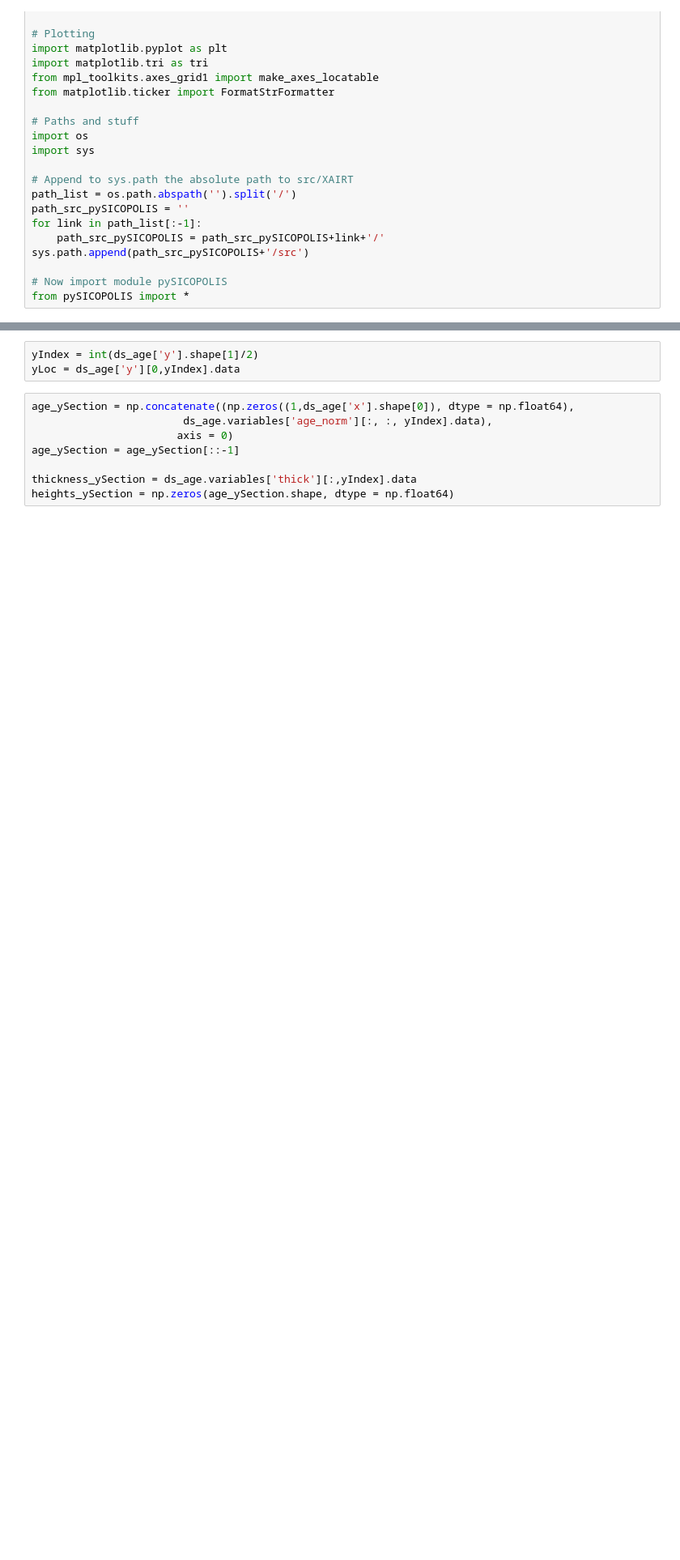
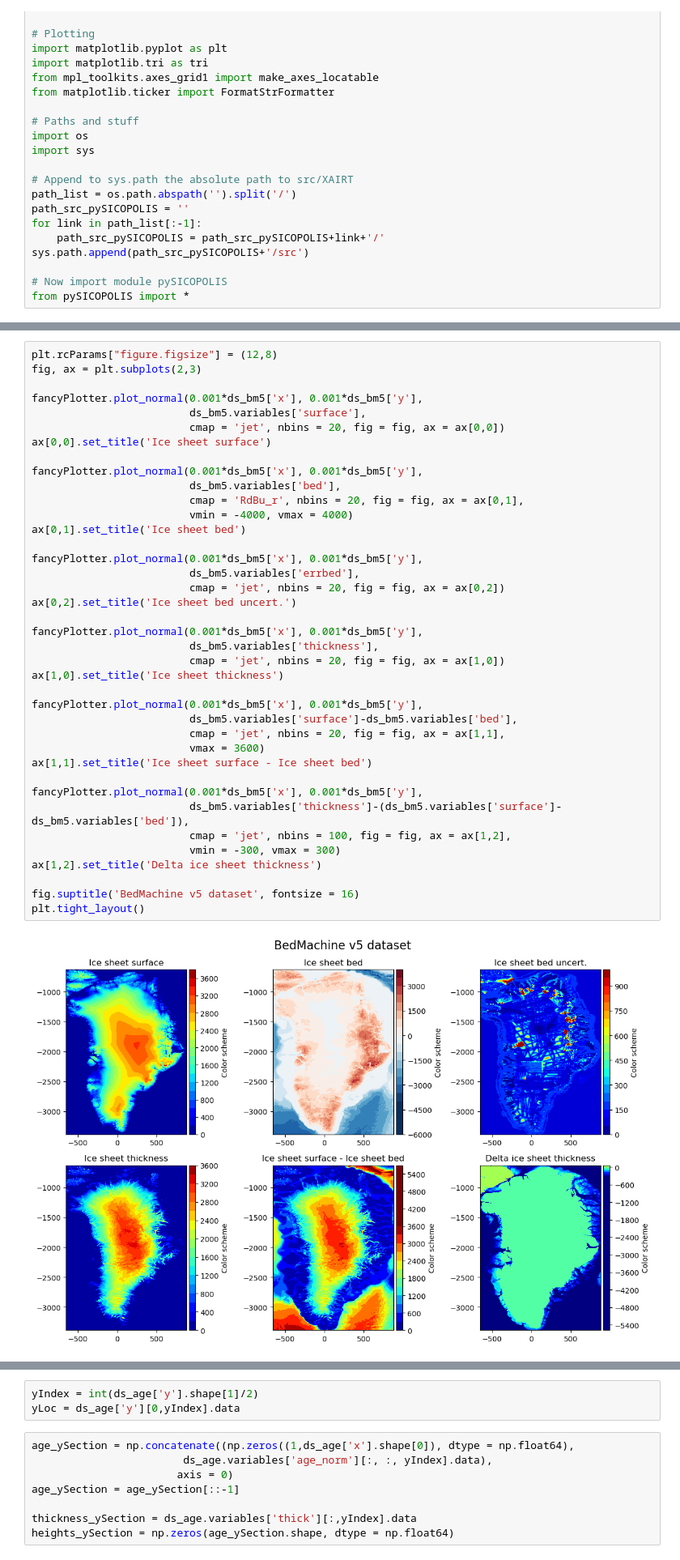
Before and after one commit to Shreyas911/pySICOPOLIS, a Jupyter notebook: examples/vis_interp_data.ipynb, the cells around one changed output, grey strips where cells are left out. Shown at 81% size. Saved outputs shown, nothing was run; the diff lists cells and outputs as text; blank space fills up the shorter version.

```diff
--- a/examples/vis_interp_data.ipynb
+++ b/examples/vis_interp_data.ipynb
@@ -32,3 +32,44 @@ ds_bm5 = xr.open_dataset('/scratch2/shreyas/GrIS_paleo_data/BedMachineGreenland-
+# %%
+plt.rcParams["figure.figsize"] = (12,8)
+fig, ax = plt.subplots(2,3)
+
+fancyPlotter.plot_normal(0.001*ds_bm5['x'], 0.001*ds_bm5['y'],
+                         ds_bm5.variables['surface'],
+                         cmap = 'jet', nbins = 20, fig = fig, ax = ax[0,0])
+ax[0,0].set_title('Ice sheet surface')
+
+fancyPlotter.plot_normal(0.001*ds_bm5['x'], 0.001*ds_bm5['y'],
+                         ds_bm5.variables['bed'],
+                         cmap = 'RdBu_r', nbins = 20, fig = fig, ax = ax[0,1],
+                         vmin = -4000, vmax = 4000)
+ax[0,1].set_title('Ice sheet bed')
+
+fancyPlotter.plot_normal(0.001*ds_bm5['x'], 0.001*ds_bm5['y'],
+                         ds_bm5.variables['errbed'],
+                         cmap = 'jet', nbins = 20, fig = fig, ax = ax[0,2])
+ax[0,2].set_title('Ice sheet bed uncert.')
+
+fancyPlotter.plot_normal(0.001*ds_bm5['x'], 0.001*ds_bm5['y'],
+                         ds_bm5.variables['thickness'],
+                         cmap = 'jet', nbins = 20, fig = fig, ax = ax[1,0])
+ax[1,0].set_title('Ice sheet thickness')
+
+fancyPlotter.plot_normal(0.001*ds_bm5['x'], 0.001*ds_bm5['y'],
+                         ds_bm5.variables['surface']-ds_bm5.variables['bed'],
+                         cmap = 'jet', nbins = 20, fig = fig, ax = ax[1,1],
+                         vmax = 3600)
+ax[1,1].set_title('Ice sheet surface - Ice sheet bed')
+
+fancyPlotter.plot_normal(0.001*ds_bm5['x'], 0.001*ds_bm5['y'],
+                         ds_bm5.variables['thickness']-(ds_bm5.variables['surface']-ds_bm5.variables['bed']),
+                         cmap = 'jet', nbins = 100, fig = fig, ax = ax[1,2],
+                         vmin = -300, vmax = 300)
+ax[1,2].set_title('Delta ice sheet thickness')
+
+fig.suptitle('BedMachine v5 dataset', fontsize = 16)
+plt.tight_layout()
+# %% [output]
+[figure, added]
 # %%
 plt.rcParams["figure.figsize"] = (10,5)
 fig, ax = plt.subplots(1,2)
```
Also changed, not shown: parts of 5 cells of this notebook, 1 other file.
